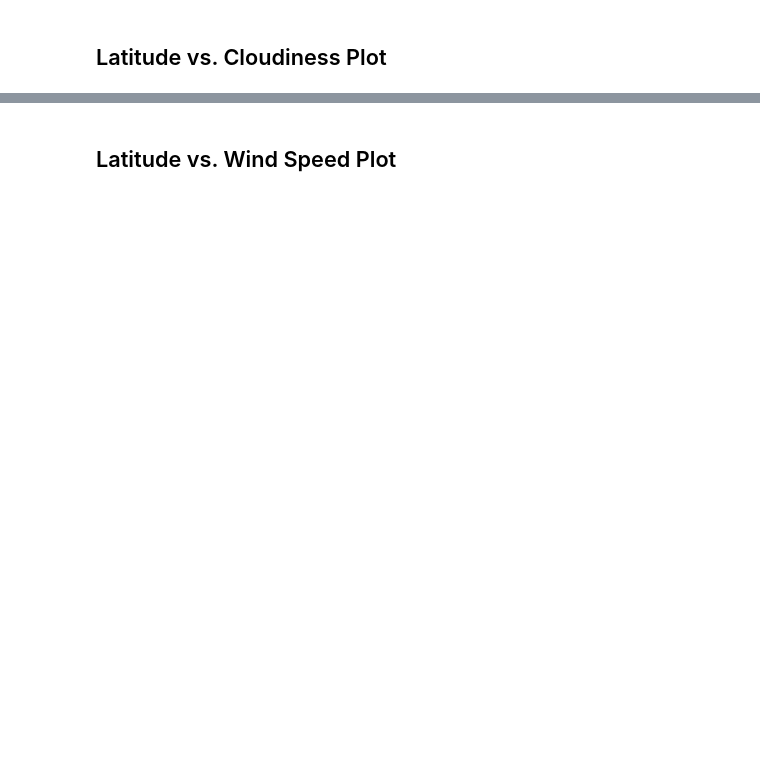
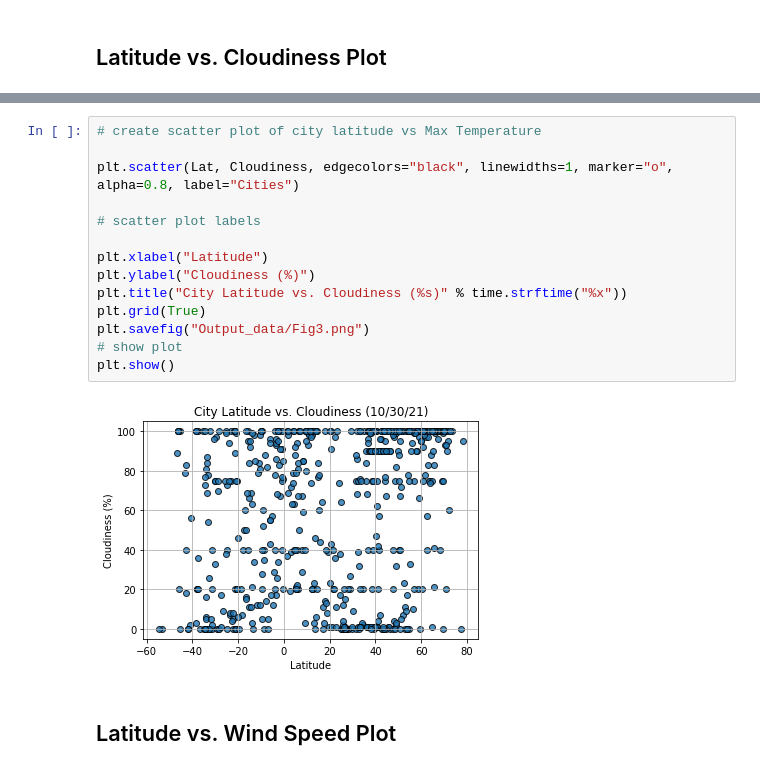
Before and after one commit to Andunguh/python-api-challenge, a Jupyter notebook: WeatherPy.ipynb, the cells around one changed output, grey strips where cells are left out. Cells and saved outputs as stored; diff of their text form; blank space fills up the shorter version.

```diff
--- a/WeatherPy.ipynb
+++ b/WeatherPy.ipynb
@@ -174,2 +240,18 @@ Int64Index([], dtype='int64')
+# %%
+# create scatter plot of city latitude vs Max Temperature
+
+plt.scatter(Lat, Cloudiness, edgecolors="black", linewidths=1, marker="o", alpha=0.8, label="Cities")
+
+# scatter plot labels
+
+plt.xlabel("Latitude")
+plt.ylabel("Cloudiness (%)")
+plt.title("City Latitude vs. Cloudiness (%s)" % time.strftime("%x"))
+plt.grid(True)
+plt.savefig("Output_data/Fig3.png")
+# show plot
+plt.show()
+# %% [output]
+[figure, added]
 # %% [markdown]
 ## Latitude vs. Wind Speed Plot
```
Also changed, not shown: parts of 42 cells of this notebook, 5 other files.
